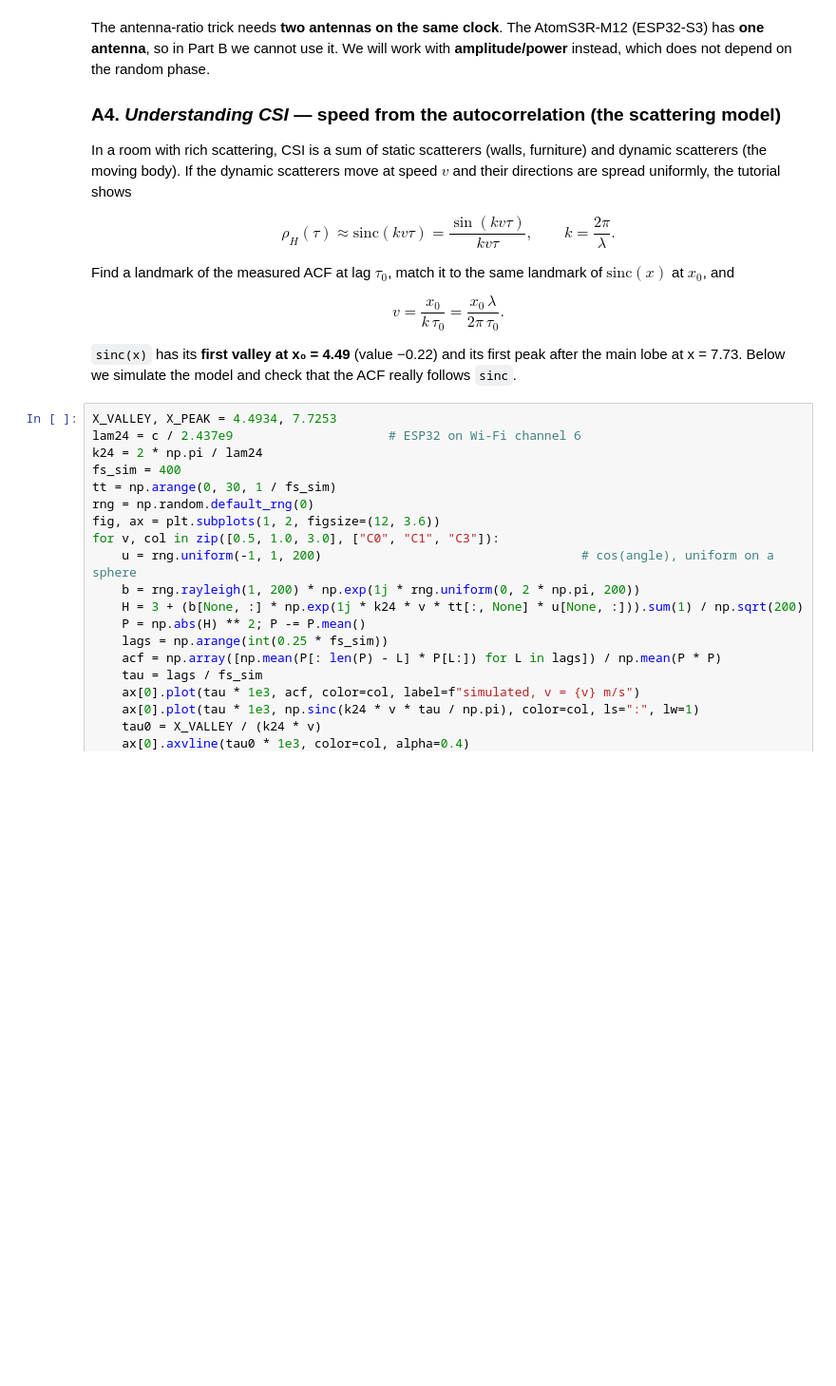
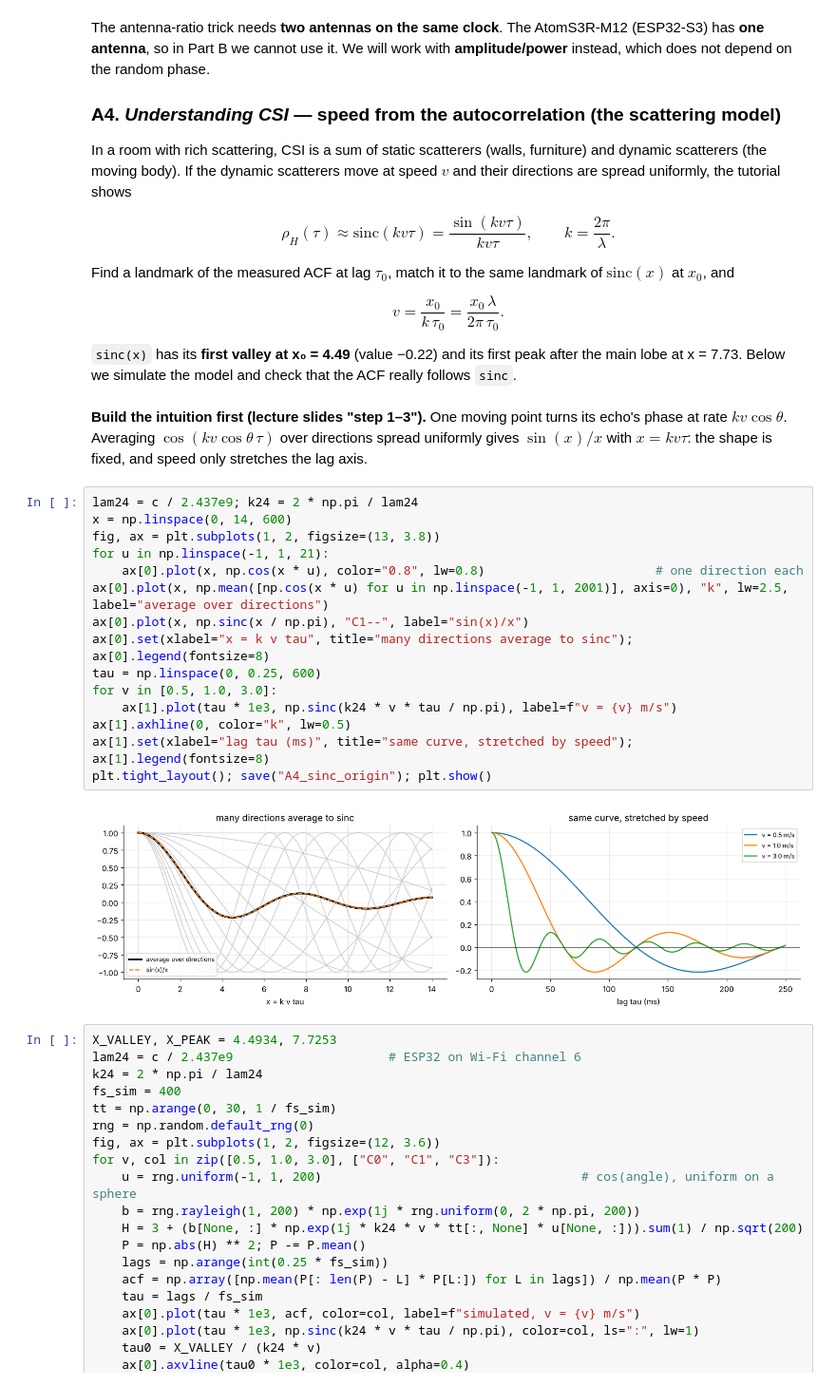
Before and after one commit to Pervasive-Intelligence-Lab/course-AIoT-Lab, a Jupyter notebook: Lab-6-CSI-fall-detection/lab6_esp32_csi_fall_detection.ipynb, the cells around one changed output. Shown at 95% size. Cells and saved outputs as stored; diff of their text form; blank space fills up the shorter version.

```diff
--- a/Lab-6-CSI-fall-detection/lab6_esp32_csi_fall_detection.ipynb
+++ b/Lab-6-CSI-fall-detection/lab6_esp32_csi_fall_detection.ipynb
@@ -277,6 +277,27 @@ $$v = \frac{x_0}{k\,\tau_0} = \frac{x_0\,\lambda}{2\pi\,\tau_0}.$$
 
 `sinc(x)` has its **first valley at x₀ = 4.49** (value −0.22) and its first peak after the main lobe at x = 7.73.
 Below we simulate the model and check that the ACF really follows `sinc`.
+# %% [markdown]
+**Build the intuition first (lecture slides "step 1–3").**
+One moving point turns its echo's phase at rate $k v\cos\theta$. Averaging $\cos(k v \cos\theta\,\tau)$ over directions spread uniformly gives $\sin(x)/x$ with $x = kv\tau$:
+the shape is fixed, and speed only stretches the lag axis.
+# %%
+lam24 = c / 2.437e9; k24 = 2 * np.pi / lam24
+x = np.linspace(0, 14, 600)
+fig, ax = plt.subplots(1, 2, figsize=(13, 3.8))
+for u in np.linspace(-1, 1, 21):
+    ax[0].plot(x, np.cos(x * u), color="0.8", lw=0.8)                       # one direction each
+ax[0].plot(x, np.mean([np.cos(x * u) for u in np.linspace(-1, 1, 2001)], axis=0), "k", lw=2.5, label="average over directions")
+ax[0].plot(x, np.sinc(x / np.pi), "C1--", label="sin(x)/x")
+ax[0].set(xlabel="x = k v tau", title="many directions average to sinc"); ax[0].legend(fontsize=8)
+tau = np.linspace(0, 0.25, 600)
+for v in [0.5, 1.0, 3.0]:
+    ax[1].plot(tau * 1e3, np.sinc(k24 * v * tau / np.pi), label=f"v = {v} m/s")
+ax[1].axhline(0, color="k", lw=0.5)
+ax[1].set(xlabel="lag tau (ms)", title="same curve, stretched by speed"); ax[1].legend(fontsize=8)
+plt.tight_layout(); save("A4_sinc_origin"); plt.show()
+# %% [output]
+[figure, added]
 # %%
 X_VALLEY, X_PEAK = 4.4934, 7.7253
 lam24 = c / 2.437e9                     # ESP32 on Wi-Fi channel 6
```
Also changed, not shown: parts of 1 cell of this notebook, 21 other files.
